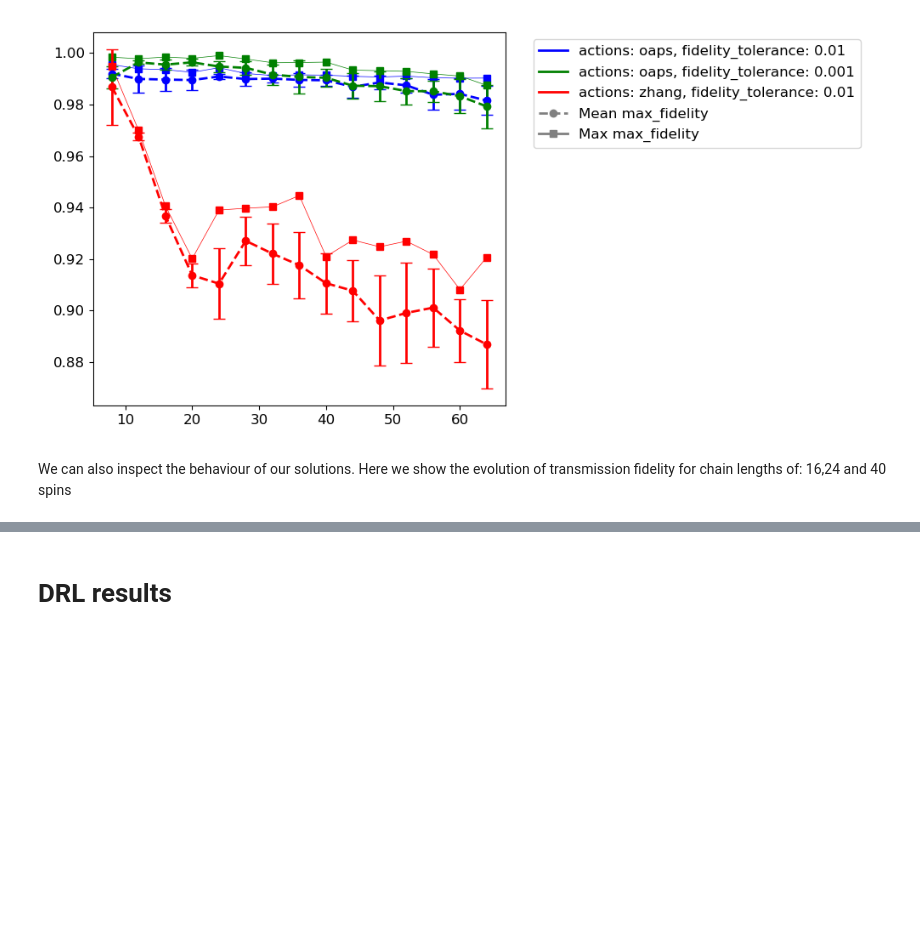
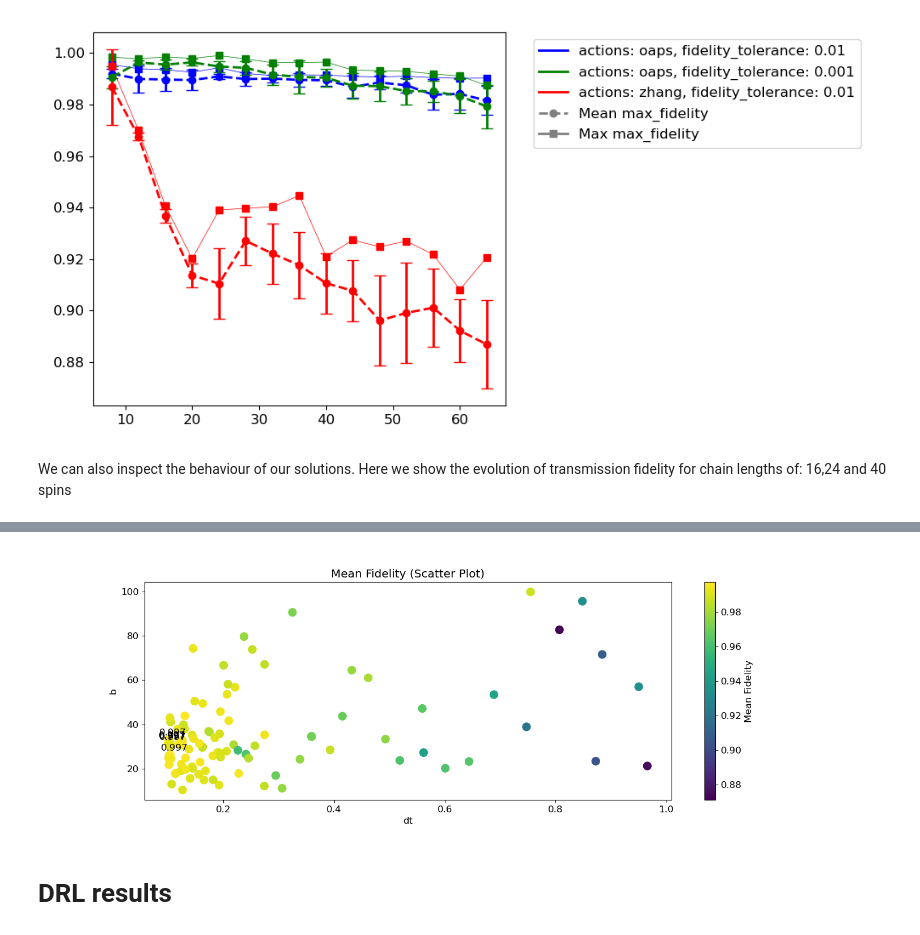
Before and after one commit to sofips/dynamic_control_for_QST, a Jupyter notebook: results_summary.ipynb, the cells around one changed output, grey strips where cells are left out. Cells and saved outputs as stored; diff of their text form; code cells hidden in the pictures; blank space fills up the shorter version.

```diff
--- a/results_summary.ipynb
+++ b/results_summary.ipynb
@@ -306,3 +414,31 @@ Max fid: 0.9067091362126671 Max Index: 0
+# %%
+plt.figure(figsize=(15, 5))
+scatter = plt.scatter(
+    results_df["dt"],
+    results_df["b"],
+    c=results_df["Mean Fidelity"],
+    cmap="viridis",
+    s=100  # Marker size
+)
+plt.xlabel("dt")
+plt.ylabel("b")
+plt.colorbar(scatter, label="Mean Fidelity")
+plt.title("Mean Fidelity (Scatter Plot)")
+
+# Annotate the best 5 points
+top_5 = results_df.nlargest(5, "Mean Fidelity")
+for _, row in top_5.iterrows():
+    plt.annotate(
+        f"{row['Mean Fidelity']:.3f}",
+        (row["dt"], row["b"]),
+        textcoords="offset points",
+        xytext=(5, 5),
+        ha="center"
+    )
+
+plt.show()
+# %% [output]
+[figure, added]
 # %% [markdown]
 # DRL results
 # %%
```
Also changed, not shown: parts of 8 cells of this notebook.
